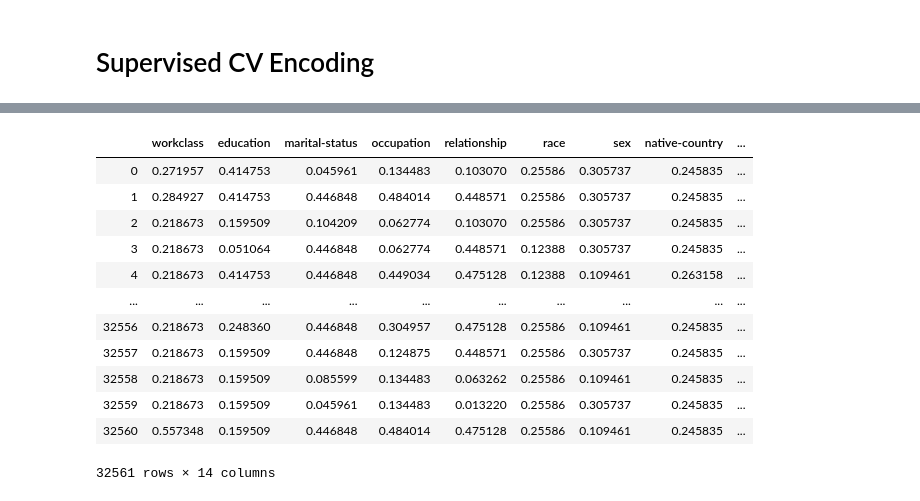
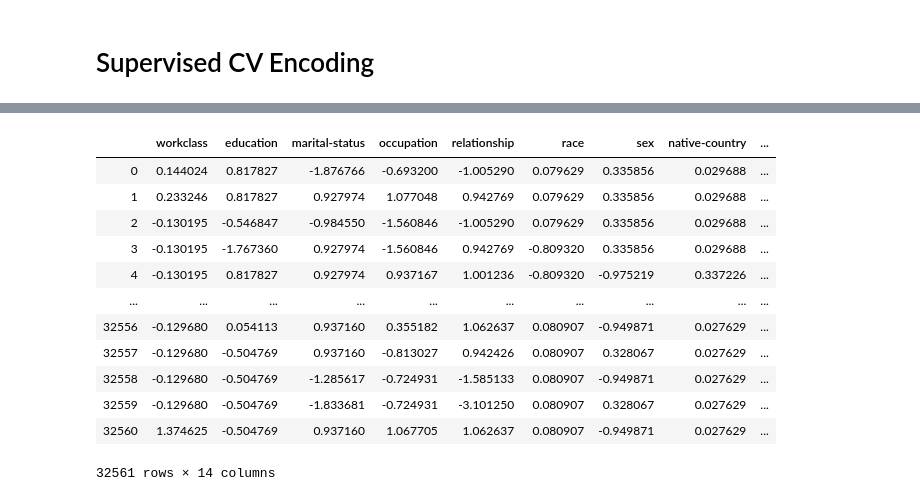
Before and after one commit to SimulatorML/Robusta, a Jupyter notebook: examples/category-encoder.ipynb, the cells around one changed output, grey strips where cells are left out. Cells and saved outputs as stored; diff of their text form; code cells hidden in the pictures.

Commit message:
[test] TargetEncoderCV

```diff
--- a/examples/category-encoder.ipynb
+++ b/examples/category-encoder.ipynb
@@ -802,16 +683,40 @@ EncoderCV(FastEncoder()).fit_transform(X_train, y_train)
-# %%
-FastEncoder().fit_transform(X_train, y_train)
-# %% [output]
-|  | workclass | education | marital-status | occupation | relationship | race | sex | native-country | ... |
-| 0 | 0.271957 | 0.414753 | 0.045961 | 0.134483 | 0.103070 | 0.25586 | 0.305737 | 0.245835 | ... |
-| 1 | 0.284927 | 0.414753 | 0.446848 | 0.484014 | 0.448571 | 0.25586 | 0.305737 | 0.245835 | ... |
-| 2 | 0.218673 | 0.159509 | 0.104209 | 0.062774 | 0.103070 | 0.25586 | 0.305737 | 0.245835 | ... |
-| 3 | 0.218673 | 0.051064 | 0.446848 | 0.062774 | 0.448571 | 0.12388 | 0.305737 | 0.245835 | ... |
-| 4 | 0.218673 | 0.414753 | 0.446848 | 0.449034 | 0.475128 | 0.12388 | 0.109461 | 0.263158 | ... |
-| ... | ... | ... | ... | ... | ... | ... | ... | ... | ... |
-| 32556 | 0.218673 | 0.248360 | 0.446848 | 0.304957 | 0.475128 | 0.25586 | 0.109461 | 0.245835 | ... |
-| 32557 | 0.218673 | 0.159509 | 0.446848 | 0.124875 | 0.448571 | 0.25586 | 0.305737 | 0.245835 | ... |
-| 32558 | 0.218673 | 0.159509 | 0.085599 | 0.134483 | 0.063262 | 0.25586 | 0.109461 | 0.245835 | ... |
-| 32559 | 0.218673 | 0.159509 | 0.045961 | 0.134483 | 0.013220 | 0.25586 | 0.305737 | 0.245835 | ... |
-| 32560 | 0.557348 | 0.159509 | 0.446848 | 0.484014 | 0.475128 | 0.25586 | 0.109461 | 0.245835 | ... |
-32561 rows × 14 columns
+# %%
+prep_pipe = FeatureUnion([
+    ("category", make_pipeline(
+        TypeSelector("object"),
+    )),
+    ("numeric", make_pipeline(
+        TypeSelector(np.number),
+        PandasTransformer(StandardScaler()),
+    )),
+])
+
+X_train = prep_pipe.fit_transform(train)
+X_test = prep_pipe.transform(test)
+# %%
+fold_pipe = FeatureUnion([
+    ("category", make_pipeline(
+        TypeSelector("object"),
+        EncoderCV(WOEEncoder()),
+        SimpleImputer('median'),
+    )),
+    ("numeric", make_pipeline(
+        TypeSelector(np.number),
+    )),
+])
+
+fold_pipe.fit_transform(X_train, y_train)
+# %% [output]
+|  | workclass | education | marital-status | occupation | relationship | race | sex | native-country | ... |
+| 0 | 0.144024 | 0.817827 | -1.876766 | -0.693200 | -1.005290 | 0.079629 | 0.335856 | 0.029688 | ... |
+| 1 | 0.233246 | 0.817827 | 0.927974 | 1.077048 | 0.942769 | 0.079629 | 0.335856 | 0.029688 | ... |
+| 2 | -0.130195 | -0.546847 | -0.984550 | -1.560846 | -1.005290 | 0.079629 | 0.335856 | 0.029688 | ... |
+| 3 | -0.130195 | -1.767360 | 0.927974 | -1.560846 | 0.942769 | -0.809320 | 0.335856 | 0.029688 | ... |
+| 4 | -0.130195 | 0.817827 | 0.927974 | 0.937167 | 1.001236 | -0.809320 | -0.975219 | 0.337226 | ... |
+| ... | ... | ... | ... | ... | ... | ... | ... | ... | ... |
+| 32556 | -0.129680 | 0.054113 | 0.937160 | 0.355182 | 1.062637 | 0.080907 | -0.949871 | 0.027629 | ... |
+| 32557 | -0.129680 | -0.504769 | 0.937160 | -0.813027 | 0.942426 | 0.080907 | 0.328067 | 0.027629 | ... |
+| 32558 | -0.129680 | -0.504769 | -1.285617 | -0.724931 | -1.585133 | 0.080907 | -0.949871 | 0.027629 | ... |
+| 32559 | -0.129680 | -0.504769 | -1.833681 | -0.724931 | -3.101250 | 0.080907 | 0.328067 | 0.027629 | ... |
+| 32560 | 1.374625 | -0.504769 | 0.937160 | 1.067705 | 1.062637 | 0.080907 | -0.949871 | 0.027629 | ... |
+32561 rows × 14 columns
```
Also changed, not shown: parts of 20 cells of this notebook.
